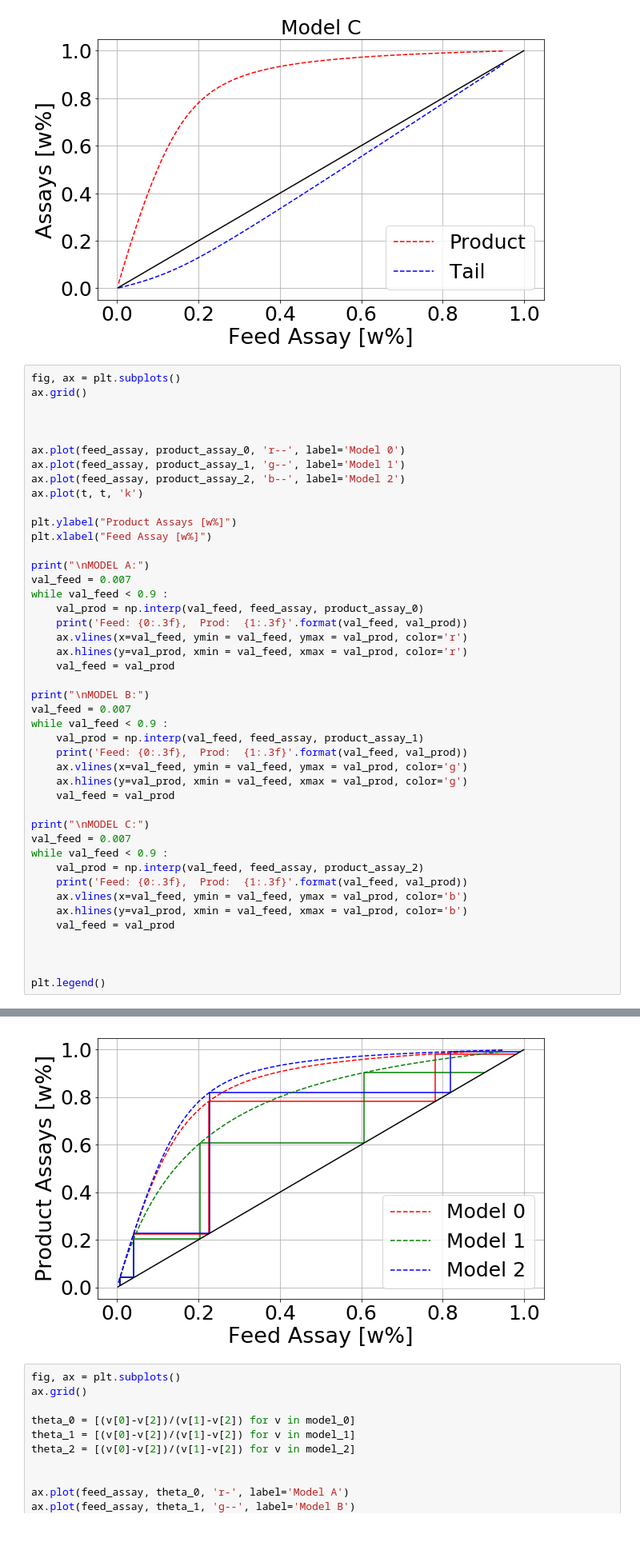
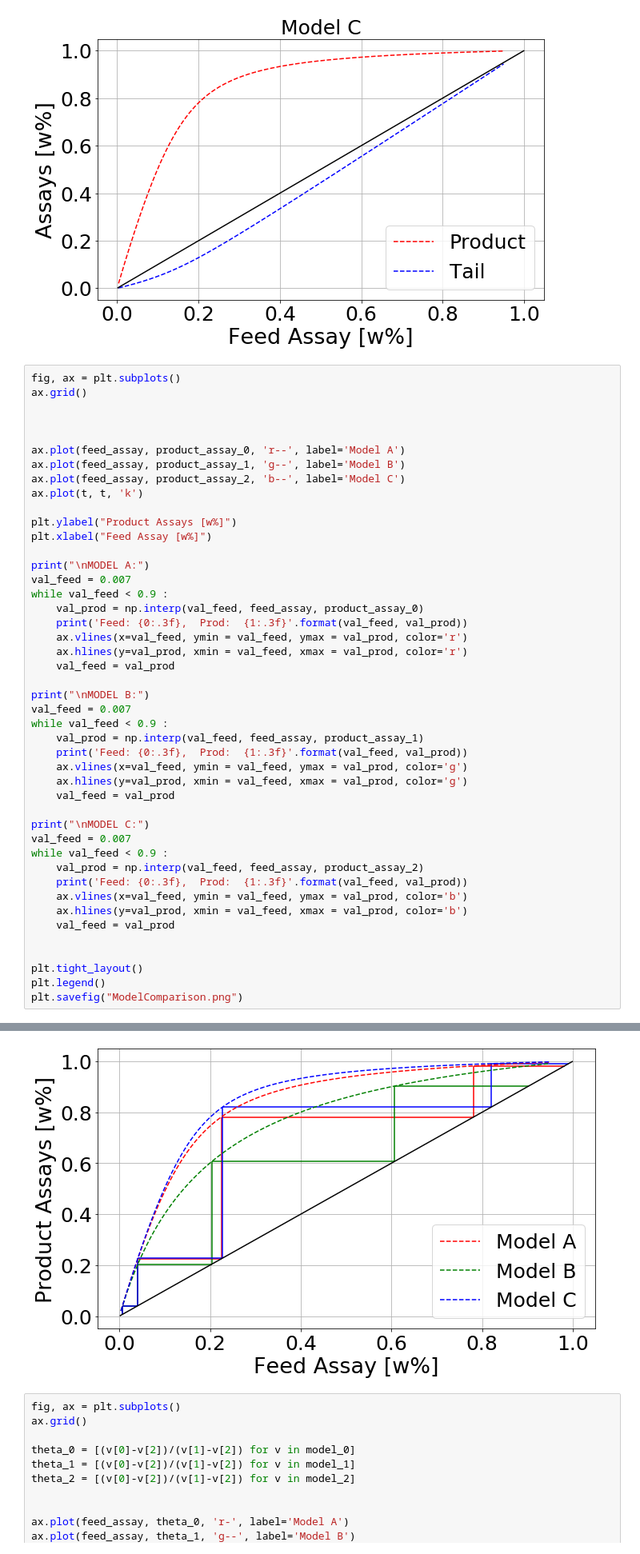
Before and after one commit to stompsjo/enrich_calcs, a Jupyter notebook: CascadeEnrichAnalysis.ipynb, the cells around one changed output, grey strips where cells are left out. Shown at 80% size. Saved outputs shown, nothing was run; the diff lists cells and outputs as text; blank space fills up the shorter version.

Commit message:
Comparing models

```diff
--- a/CascadeEnrichAnalysis.ipynb
+++ b/CascadeEnrichAnalysis.ipynb
@@ -225,9 +225,9 @@ ax.grid()
 
 
 
-ax.plot(feed_assay, product_assay_0, 'r--', label='Model 0')
-ax.plot(feed_assay, product_assay_1, 'g--', label='Model 1')
-ax.plot(feed_assay, product_assay_2, 'b--', label='Model 2')
+ax.plot(feed_assay, product_assay_0, 'r--', label='Model A')
+ax.plot(feed_assay, product_assay_1, 'g--', label='Model B')
+ax.plot(feed_assay, product_assay_2, 'b--', label='Model C')
 ax.plot(t, t, 'k')
 
 plt.ylabel("Product Assays [w%]")
@@ -261,8 +261,9 @@ while val_feed < 0.9 :
     val_feed = val_prod
 
 
-
+plt.tight_layout()
 plt.legend()
+plt.savefig("ModelComparison.png")
 # %% [output]
 MODEL A:
 Feed: 0.007,  Prod:  0.041
@@ -285,4 +285,4 @@ Feed: 0.820,  Prod:  0.991
-[figure, old version]
+[figure, new version]
 # %%
 fig, ax = plt.subplots()
 ax.grid()
```
Also changed, not shown: parts of 2 cells of this notebook, 1 other file.
